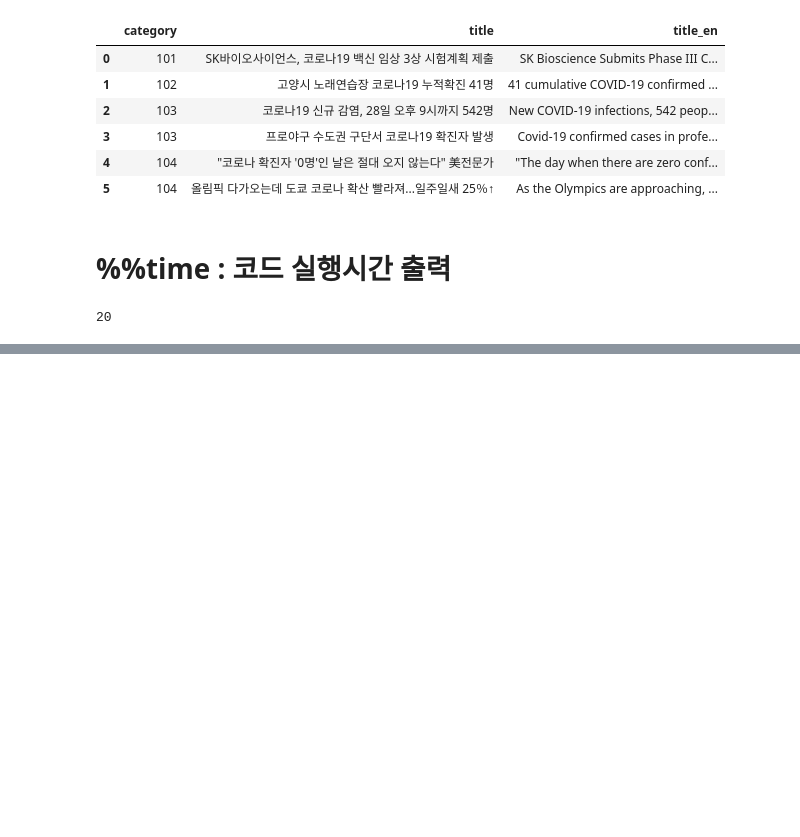
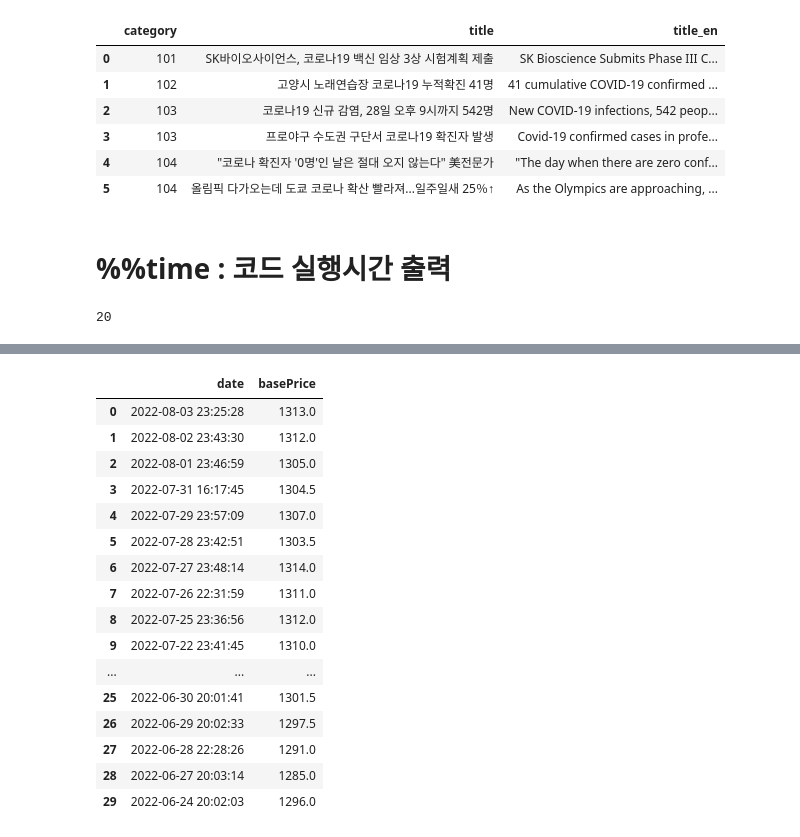
Before and after one commit to prefer100/ai_practice, a Jupyter notebook: web_crawling_day1_02_requests_api_github.ipynb, the cells around one changed output, grey strips where cells are left out. Drawn from its saved outputs; the diff is of its cells as text; code cells hidden in the pictures; blank space fills up the shorter version.

```diff
--- a/web_crawling_day1_02_requests_api_github.ipynb
+++ b/web_crawling_day1_02_requests_api_github.ipynb
@@ -146,0 +211,21 @@ print(data)
+# %%
+usd = pd.DataFrame(usd)[['date','basePrice']]
+usd
+# %% [output]
+|  | date | basePrice |
+| 0 | 2022-08-03 23:25:28 | 1313.0 |
+| 1 | 2022-08-02 23:43:30 | 1312.0 |
+| 2 | 2022-08-01 23:46:59 | 1305.0 |
+| 3 | 2022-07-31 16:17:45 | 1304.5 |
+| 4 | 2022-07-29 23:57:09 | 1307.0 |
+| 5 | 2022-07-28 23:42:51 | 1303.5 |
+| 6 | 2022-07-27 23:48:14 | 1314.0 |
+| 7 | 2022-07-26 22:31:59 | 1311.0 |
+| 8 | 2022-07-25 23:36:56 | 1312.0 |
+| 9 | 2022-07-22 23:41:45 | 1310.0 |
+| ... | ... | ... |
+| 25 | 2022-06-30 20:01:41 | 1301.5 |
+| 26 | 2022-06-29 20:02:33 | 1297.5 |
+| 27 | 2022-06-28 22:28:26 | 1291.0 |
+| 28 | 2022-06-27 20:03:14 | 1285.0 |
+| 29 | 2022-06-24 20:02:03 | 1296.0 |
```
Also changed, not shown: parts of 8 cells of this notebook.
